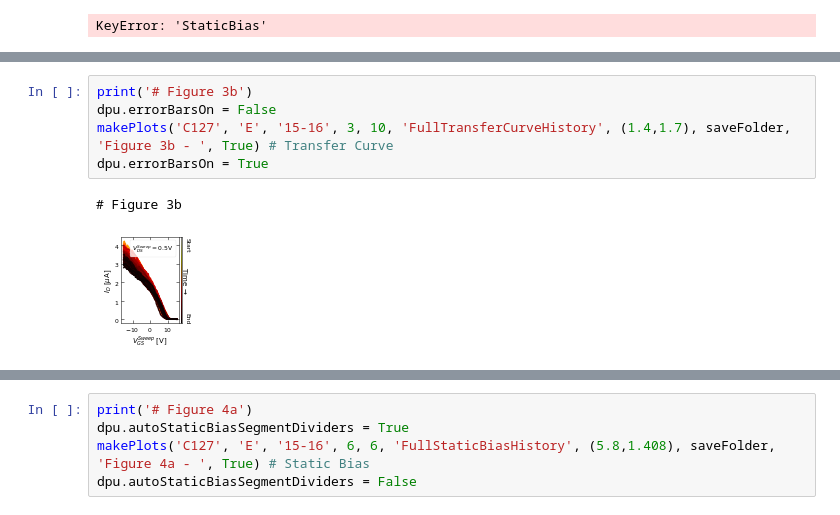
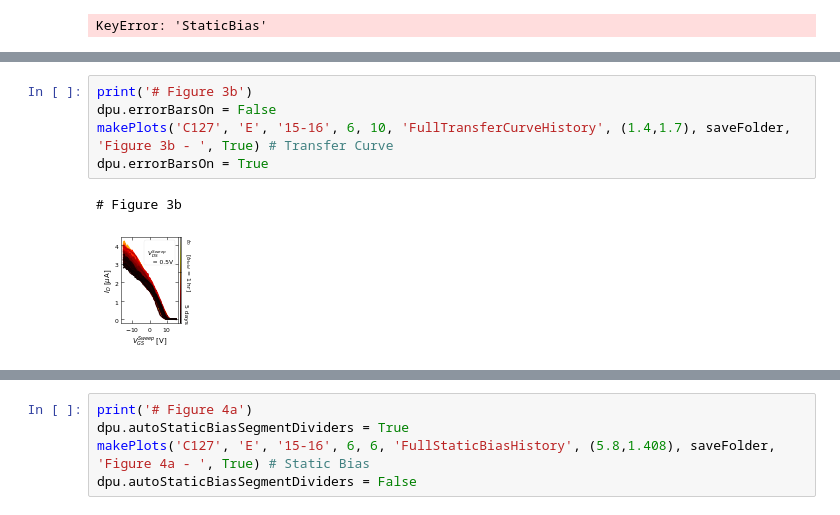
Before and after one commit to stevennoyce/CNT_IV, a Jupyter notebook: b2912a/notebooks/Bias Stress Figures 1.ipynb, the cells around one changed output, grey strips where cells are left out. Cells and saved outputs as stored; diff of their text form.

```diff
--- a/b2912a/notebooks/Bias Stress Figures 1.ipynb
+++ b/b2912a/notebooks/Bias Stress Figures 1.ipynb
@@ -131,11 +133,11 @@ No handles with labels found to put in legend.
 # %%
 print('# Figure 3b')
 dpu.errorBarsOn = False
-makePlots('C127', 'E', '15-16', 3, 10, 'FullTransferCurveHistory', (1.4,1.7), saveFolder, 'Figure 3b - ', True) # Transfer Curve
+makePlots('C127', 'E', '15-16', 6, 10, 'FullTransferCurveHistory', (1.4,1.7), saveFolder, 'Figure 3b - ', True) # Transfer Curve
 dpu.errorBarsOn = True
 # %% [output]
 # Figure 3b
-[figure, old version]
+[figure, new version]
 # %%
 print('# Figure 3c')
 dpu.plotGradient = True
```
Also changed, not shown: parts of 19 cells of this notebook, 10 other files.
